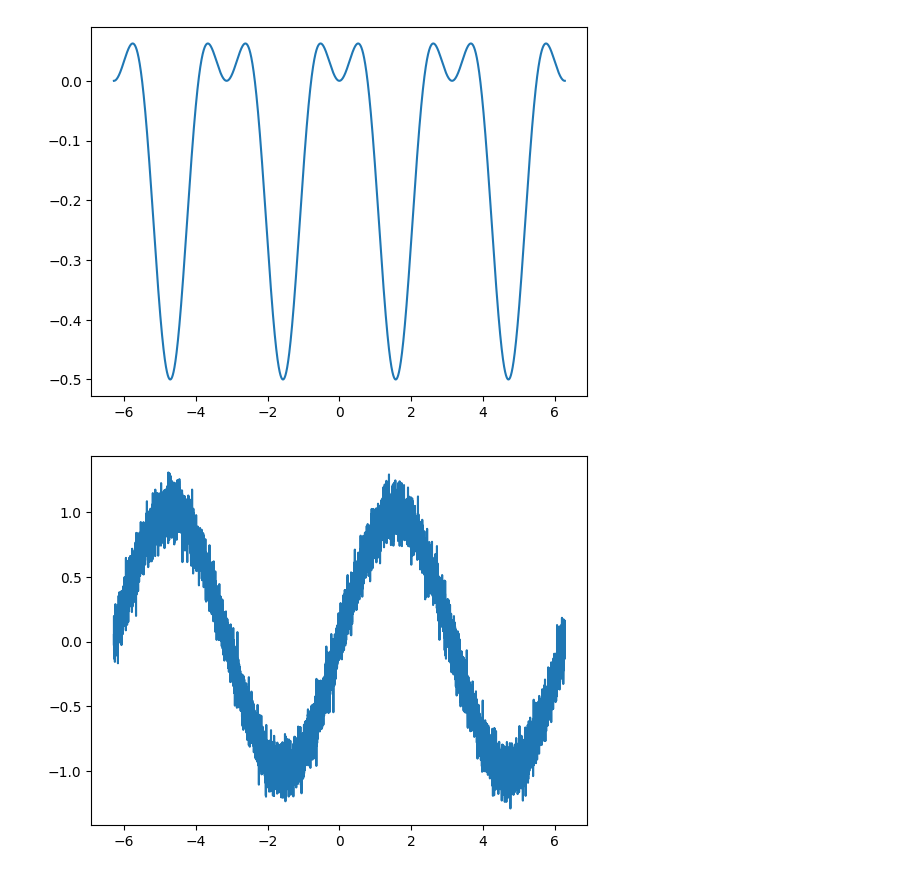
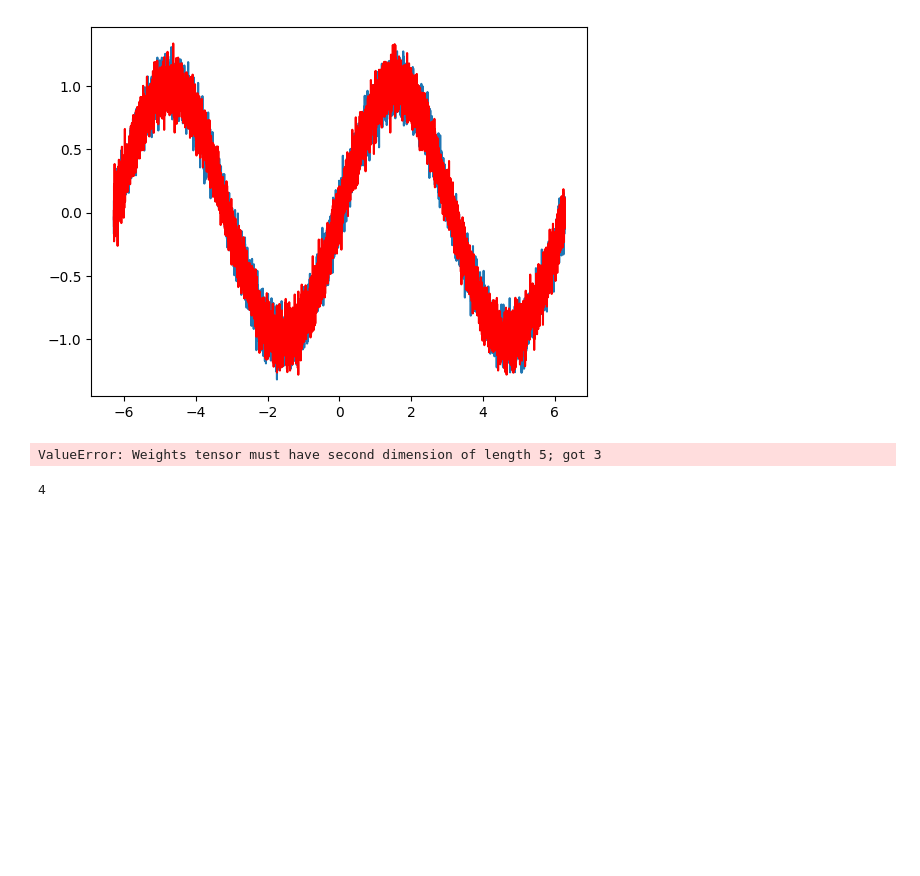
Before and after one commit to LudwigWiedemann/ProbDist_QCP, a Jupyter notebook: pennylane/Tunahan/test.ipynb, the cells around one changed output. Drawn from its saved outputs; the diff is of its cells as text; code cells hidden in the pictures; blank space fills up the shorter version.

```diff
--- a/pennylane/Tunahan/test.ipynb
+++ b/pennylane/Tunahan/test.ipynb
@@ -1,16 +1,72 @@
 # %%
 import numpy as np
 import matplotlib.pyplot as plt
 
+def f():
+    return lambda x: np.sin(x) + 0.1*np.random.randn(len(x))
+
 # plot any function with beautiful style
-def plot_function(f, x_min, x_max, n_points=10000):
+def plot_function(f, x_min=-2*np.pi, x_max=2*np.pi, n_points=10000, predicted=None):
     x = np.linspace(x_min, x_max, n_points)
     y = f(x)
     plt.plot(x, y)
+    if predicted is not None:
+        predicted = predicted(x)
+        plt.plot(x, predicted, label='Predicted', color='red')
     plt.show()
 
-plot_function(lambda x: np.sin(x) * np.cos(2*x)/2*np.sin(x), -2*np.pi, 2*np.pi)
-plot_function(lambda x: np.sin(x) + 0.1*np.random.randn(len(x)), -2*np.pi, 2*np.pi)
+#plot_function(lambda x: np.sin(x) * np.cos(2*x)/2*np.sin(x))
+#plot_function(lambda x: np.sin(x) + 0.1*np.random.randn(len(x)))
+plot_function(f(), predicted=lambda x: np.sin(x) + 0.1*np.random.randn(len(x)))
 # %% [output]
-[figure, old version]
+[figure, new version]
-[figure, removed]
+# %%
+import pennylane as qml
+
+n_ansatz_layers = 1
+n_qubits = 3
+r = 3
+
+dev =
+
+@qml.qnode(qml.device('default.qubit', wires=r))
+def ansatz(weights):
+    qml.StronglyEntanglingLayers(weights, wires=range(n_qubits))
+    return qml.expval(qml.Identity(wires=0))
+
+weights_ansatz = 2 * np.pi * np.random.random(size=(n_ansatz_layers, n_qubits, 3))
+#print(qml.draw(ansatz, expansion_strategy="device")(weights_ansatz))
+
+scaling = 1
+
+def S(x):
+    """Data-encoding circuit block."""
+    for w in range(r):
+        qml.RX(scaling * x, wires=w)
+
+def W(theta):
+    """Trainable circuit block."""
+    qml.StronglyEntanglingLayers(theta, wires=range(r))
+
+
+@qml.qnode(dev)
+def parallel_quantum_model(weights, x):
+
+    W(weights[0])
+    S(x)
+    W(weights[1])
+
+    return qml.expval(qml.PauliZ(wires=0))
+
+print(qml.draw(parallel_quantum_model, expansion_strategy="device")(weights_ansatz))
+# %% [output]
+ValueError: Weights tensor must have second dimension of length 5; got 3
+# %%
+def square_loss(targets, predictions):
+    loss = 0
+    for t, p in zip(targets, predictions):
+        loss += (t - p) ** 2
+    loss = loss / len(targets)
+    return 0.5*loss
+# %% [output]
+4
```
Also changed, not shown: 4 other files.
